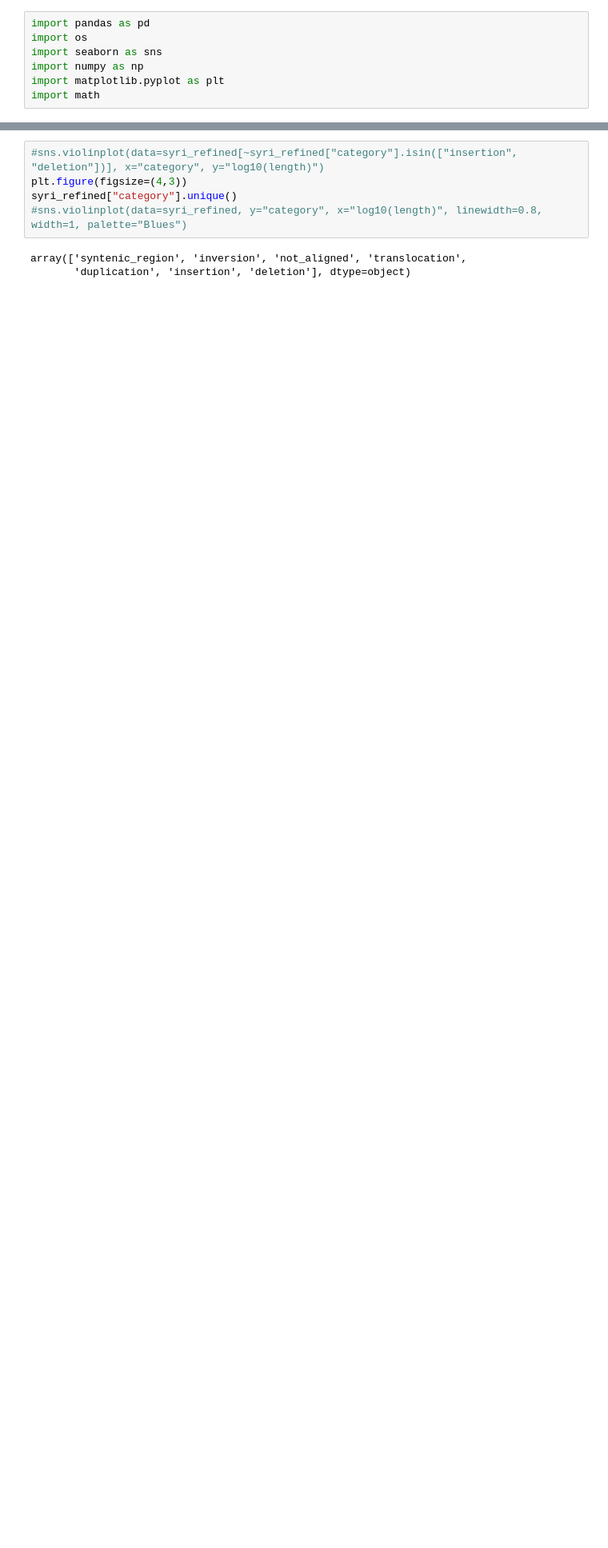
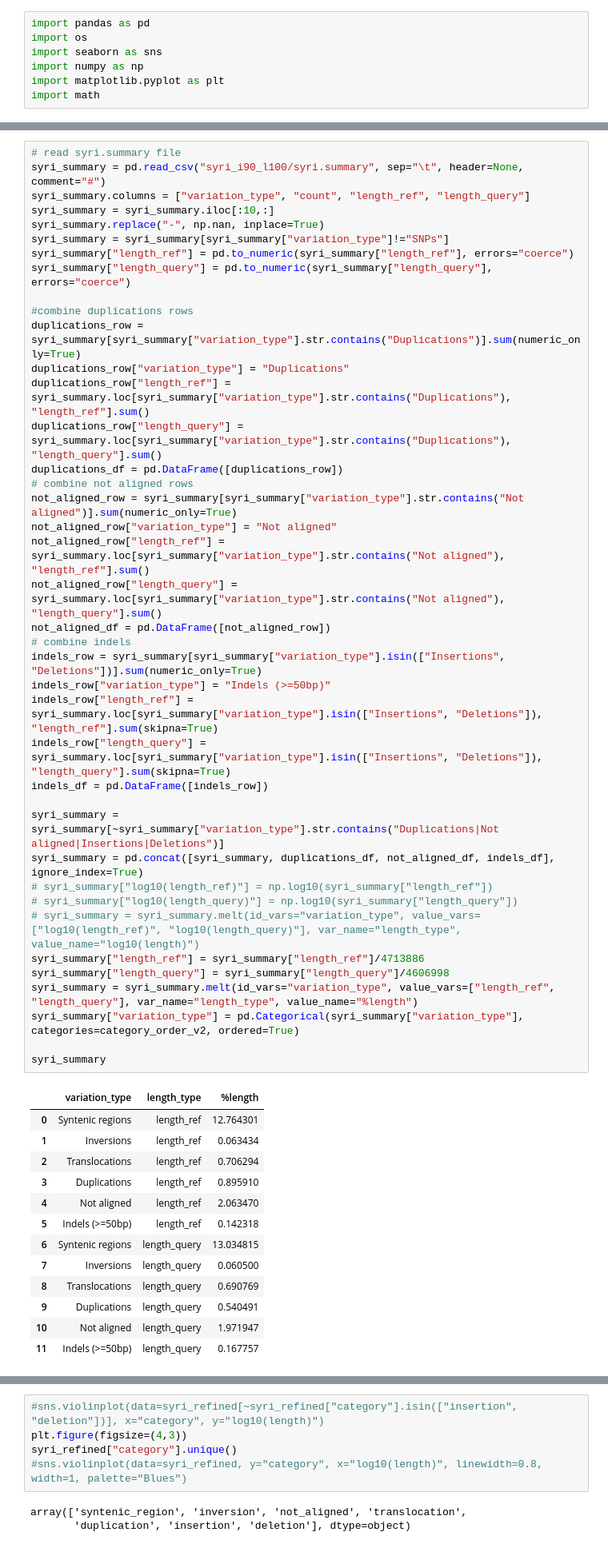
Before and after one commit to ritatam/Pst104EGenomeAnalysis, a Jupyter notebook: SV/SV_analysis.ipynb, the cells around one changed output, grey strips where cells are left out. Shown: that part at 80% size. Drawn from its saved outputs; the diff is of its cells as text; blank space fills up the shorter version.

```diff
--- a/SV/SV_analysis.ipynb
+++ b/SV/SV_analysis.ipynb
@@ -53,3 +11,57 @@ Text(0.5, 0, '')
+# %%
+# read syri.summary file
+syri_summary = pd.read_csv("syri_i90_l100/syri.summary", sep="\t", header=None, comment="#")
+syri_summary.columns = ["variation_type", "count", "length_ref", "length_query"]
+syri_summary = syri_summary.iloc[:10,:]
+syri_summary.replace("-", np.nan, inplace=True)
+syri_summary = syri_summary[syri_summary["variation_type"]!="SNPs"]
+syri_summary["length_ref"] = pd.to_numeric(syri_summary["length_ref"], errors="coerce")
+syri_summary["length_query"] = pd.to_numeric(syri_summary["length_query"], errors="coerce")
+
+#combine duplications rows
+duplications_row = syri_summary[syri_summary["variation_type"].str.contains("Duplications")].sum(numeric_only=True)
+duplications_row["variation_type"] = "Duplications"
+duplications_row["length_ref"] = syri_summary.loc[syri_summary["variation_type"].str.contains("Duplications"), "length_ref"].sum()
+duplications_row["length_query"] = syri_summary.loc[syri_summary["variation_type"].str.contains("Duplications"), "length_query"].sum()
+duplications_df = pd.DataFrame([duplications_row])
+# combine not aligned rows
+not_aligned_row = syri_summary[syri_summary["variation_type"].str.contains("Not aligned")].sum(numeric_only=True)
+not_aligned_row["variation_type"] = "Not aligned"
+not_aligned_row["length_ref"] = syri_summary.loc[syri_summary["variation_type"].str.contains("Not aligned"), "length_ref"].sum()
+not_aligned_row["length_query"] = syri_summary.loc[syri_summary["variation_type"].str.contains("Not aligned"), "length_query"].sum()
+not_aligned_df = pd.DataFrame([not_aligned_row])
+# combine indels
+indels_row = syri_summary[syri_summary["variation_type"].isin(["Insertions", "Deletions"])].sum(numeric_only=True)
+indels_row["variation_type"] = "Indels (>=50bp)"
+indels_row["length_ref"] = syri_summary.loc[syri_summary["variation_type"].isin(["Insertions", "Deletions"]), "length_ref"].sum(skipna=True)
+indels_row["length_query"] = syri_summary.loc[syri_summary["variation_type"].isin(["Insertions", "Deletions"]), "length_query"].sum(skipna=True)
+indels_df = pd.DataFrame([indels_row])
+
+syri_summary = syri_summary[~syri_summary["variation_type"].str.contains("Duplications|Not aligned|Insertions|Deletions")]
+syri_summary = pd.concat([syri_summary, duplications_df, not_aligned_df, indels_df], ignore_index=True)
+# syri_summary["log10(length_ref)"] = np.log10(syri_summary["length_ref"])
+# syri_summary["log10(length_query)"] = np.log10(syri_summary["length_query"])
+# syri_summary = syri_summary.melt(id_vars="variation_type", value_vars=["log10(length_ref)", "log10(length_query)"], var_name="length_type", value_name="log10(length)")
+syri_summary["length_ref"] = syri_summary["length_ref"]/4713886
+syri_summary["length_query"] = syri_summary["length_query"]/4606998
+syri_summary = syri_summary.melt(id_vars="variation_type", value_vars=["length_ref", "length_query"], var_name="length_type", value_name="%length")
+syri_summary["variation_type"] = pd.Categorical(syri_summary["variation_type"], categories=category_order_v2, ordered=True)
+
+syri_summary
+# %% [output]
+|  | variation_type | length_type | %length |
+| 0 | Syntenic regions | length_ref | 12.764301 |
+| 1 | Inversions | length_ref | 0.063434 |
+| 2 | Translocations | length_ref | 0.706294 |
+| 3 | Duplications | length_ref | 0.895910 |
+| 4 | Not aligned | length_ref | 2.063470 |
+| 5 | Indels (>=50bp) | length_ref | 0.142318 |
+| 6 | Syntenic regions | length_query | 13.034815 |
+| 7 | Inversions | length_query | 0.060500 |
+| 8 | Translocations | length_query | 0.690769 |
+| 9 | Duplications | length_query | 0.540491 |
+| 10 | Not aligned | length_query | 1.971947 |
+| 11 | Indels (>=50bp) | length_query | 0.167757 |
 # %%
 syri = pd.read_csv("syri_i90_l100/syri.out", sep="\t", header=None)
 syri.columns = ["ref_chr", "ref_start", "ref_end", "ref_seq", "query_seq", "query_chr",
```
Also changed, not shown: parts of 6 cells of this notebook.
